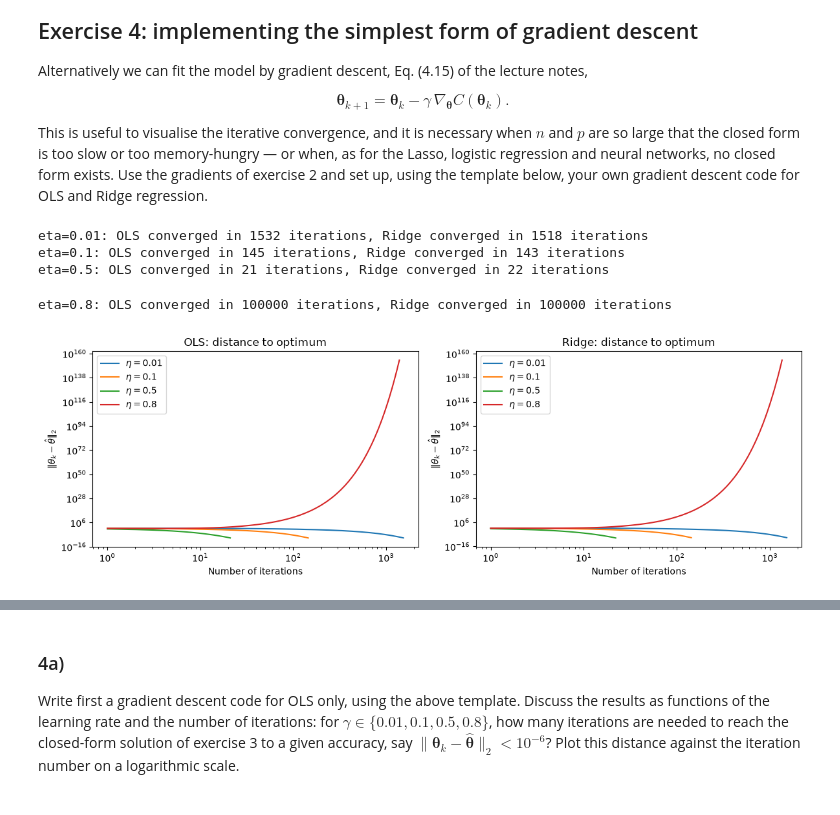
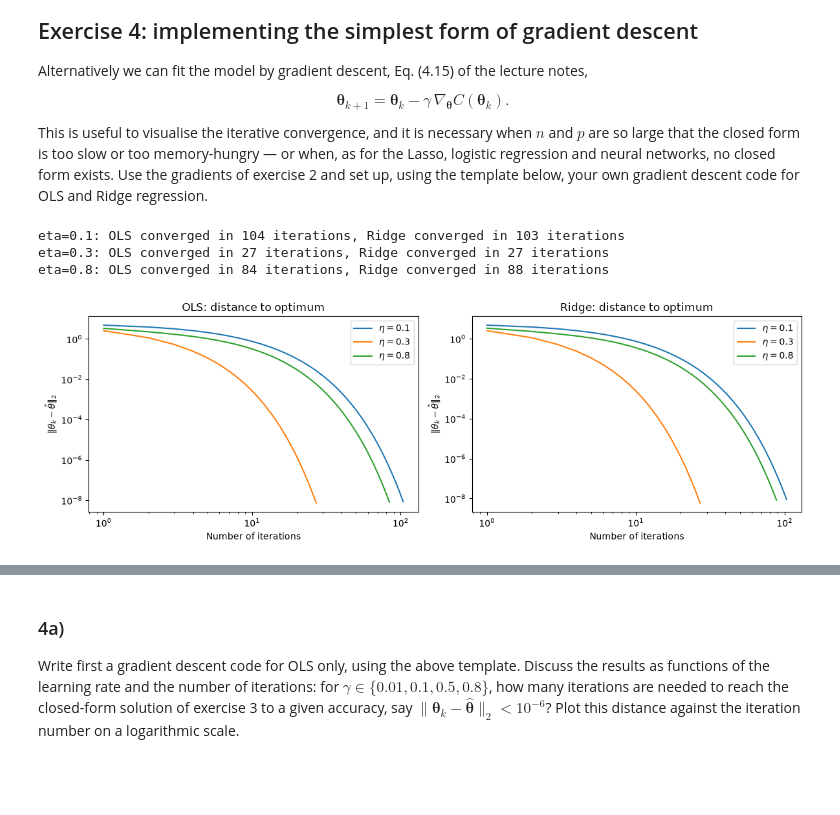
Before and after one commit to JOJ0O0O/MachineLearningUiO, a Jupyter notebook: doc/WeeklyMaterial/week37/exercisesweek37.ipynb, the cells around one changed output, grey strips where cells are left out. Cells and saved outputs as stored; diff of their text form; code cells hidden in the pictures.

```diff
--- a/doc/WeeklyMaterial/week37/exercisesweek37.ipynb
+++ b/doc/WeeklyMaterial/week37/exercisesweek37.ipynb
@@ -277,6 +277,7 @@ regression.
 # %%
 # Gradient descent parameters, learning rate eta first
 eta = 0.1
+etas = [0.1, 0.3, 0.8]
 # Then the maximum number of iterations, and a tolerance for the stopping criterion
 num_iters = 1000
 tol = 1e-8
@@ -431,38 +432,37 @@ distanceetalarge = results_degree_2["distance_ols_large"]
 distanceetaRidgesmall = results_degree_2["distance_ridge_small"]
 distanceRidgelarge = results_degree_2["distance_ridge_large"]
 max_eta_OLS = results_degree_2["max_eta_ols"]
 max_eta_Ridge = results_degree_2["max_eta_ridge"]
 kappaOLS = results_degree_2["kappa_ols"]
 kappaRidge = results_degree_2["kappa_ridge"]
 
 
 # Degree-5 polynomial
 X_5 = np.column_stack([x, x**2, x**3, x**4, x**5])
 
 X_5_mean = X_5.mean(axis=0)
 X_5_std = X_5.std(axis=0)
 X_5_std[X_5_std == 0] = 1
 
 X_5_norm = (X_5 - X_5_mean) / X_5_std
 
 results_degree_5 = test_max_eta(
     X_5_norm, y_centered, lam, num_iters, tol
 )
 
 distanceetasmall_5 = results_degree_5["distance_ols_small"]
 distanceetalarge_5 = results_degree_5["distance_ols_large"]
 distanceetaRidgesmall_5 = results_degree_5["distance_ridge_small"]
 distanceRidgelarge_5 = results_degree_5["distance_ridge_large"]
 max_eta_OLS_5 = results_degree_5["max_eta_ols"]
 max_eta_Ridge_5 = results_degree_5["max_eta_ridge"]
 kappaOLS_5 = results_degree_5["kappa_ols"]
 kappaRidge_5 = results_degree_5["kappa_ridge"]
 # %% [output]
-eta=0.01: OLS converged in 1532 iterations, Ridge converged in 1518 iterations
-eta=0.1: OLS converged in 145 iterations, Ridge converged in 143 iterations
-eta=0.5: OLS converged in 21 iterations, Ridge converged in 22 iterations
+eta=0.1: OLS converged in 104 iterations, Ridge converged in 103 iterations
+eta=0.3: OLS converged in 27 iterations, Ridge converged in 27 iterations
+eta=0.8: OLS converged in 84 iterations, Ridge converged in 88 iterations
-eta=0.8: OLS converged in 100000 iterations, Ridge converged in 100000 iterations
-[figure, old version]
+[figure, new version]
 # %%
 def plot_eta_boundary(results, title, kappa_ols, kappa_ridge):
     fig, axes = plt.subplots(1, 2, figsize=(12, 4))
```
Also changed, not shown: parts of 2 cells of this notebook, 3 other files.
